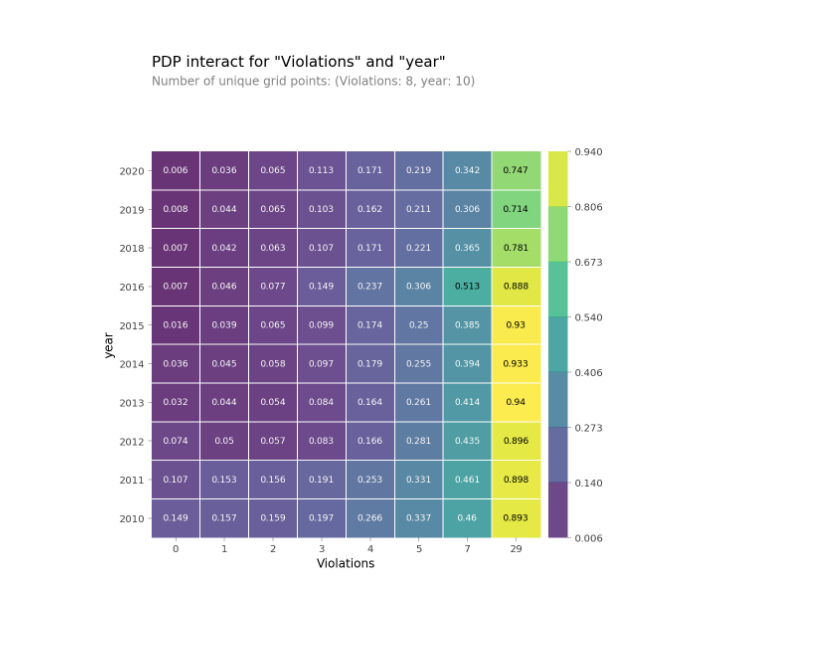
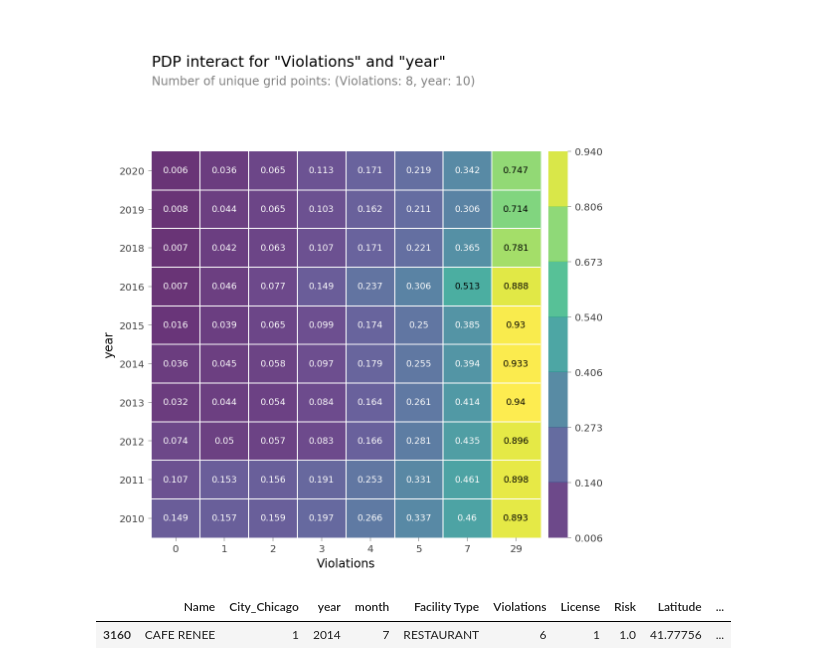
Before and after one commit to y001003/Bootcamp, a Jupyter notebook: ai06_sc23x_박영수_2차제출.ipynb, the cells around one changed output. Cells and saved outputs as stored; diff of their text form; code cells hidden in the pictures; blank space fills up the shorter version.

```diff
--- a/ai06_sc23x_박영수_2차제출.ipynb
+++ b/ai06_sc23x_박영수_2차제출.ipynb
@@ -507,3 +507,15 @@ pdp_interact_plot(interaction, plot_type='grid',
 # %% [output]
 findfont: Font family ['Arial'] not found. Falling back to DejaVu Sans.
 [figure]
+# %%
+#Shap
+import xgboost
+import shap
+
+# 테스트셋에서 인덱스 1 샘플의 예측을 살펴보겠습니다.
+# 우선 모든 특성 수치를 봅시다
+row = X_test.iloc[[3160]]
+row
+# %% [output]
+|  | Name | City_Chicago | year | month | Facility Type | Violations | License | Risk | Latitude | ... |
+| 3160 | CAFE RENEE | 1 | 2014 | 7 | RESTAURANT | 6 | 1 | 1.0 | 41.77756 | ... |
```
Also changed, not shown: parts of 4 cells of this notebook.
